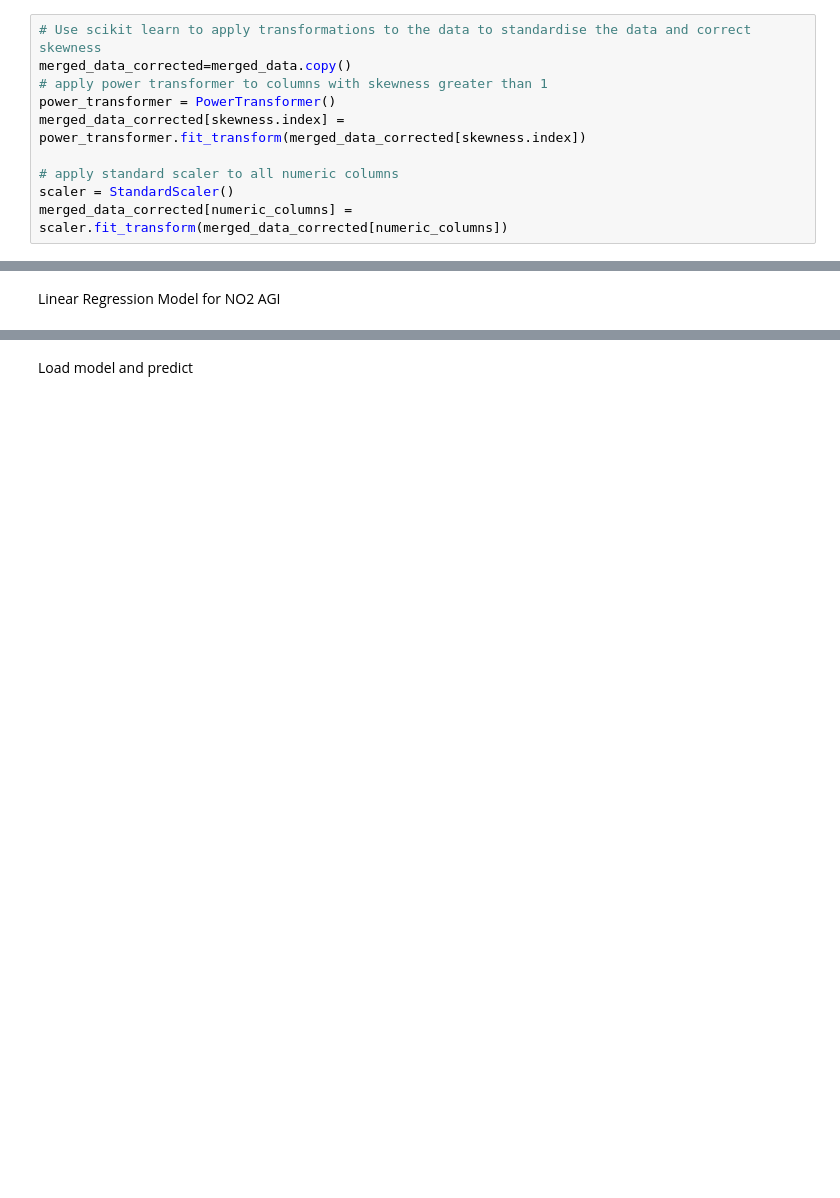
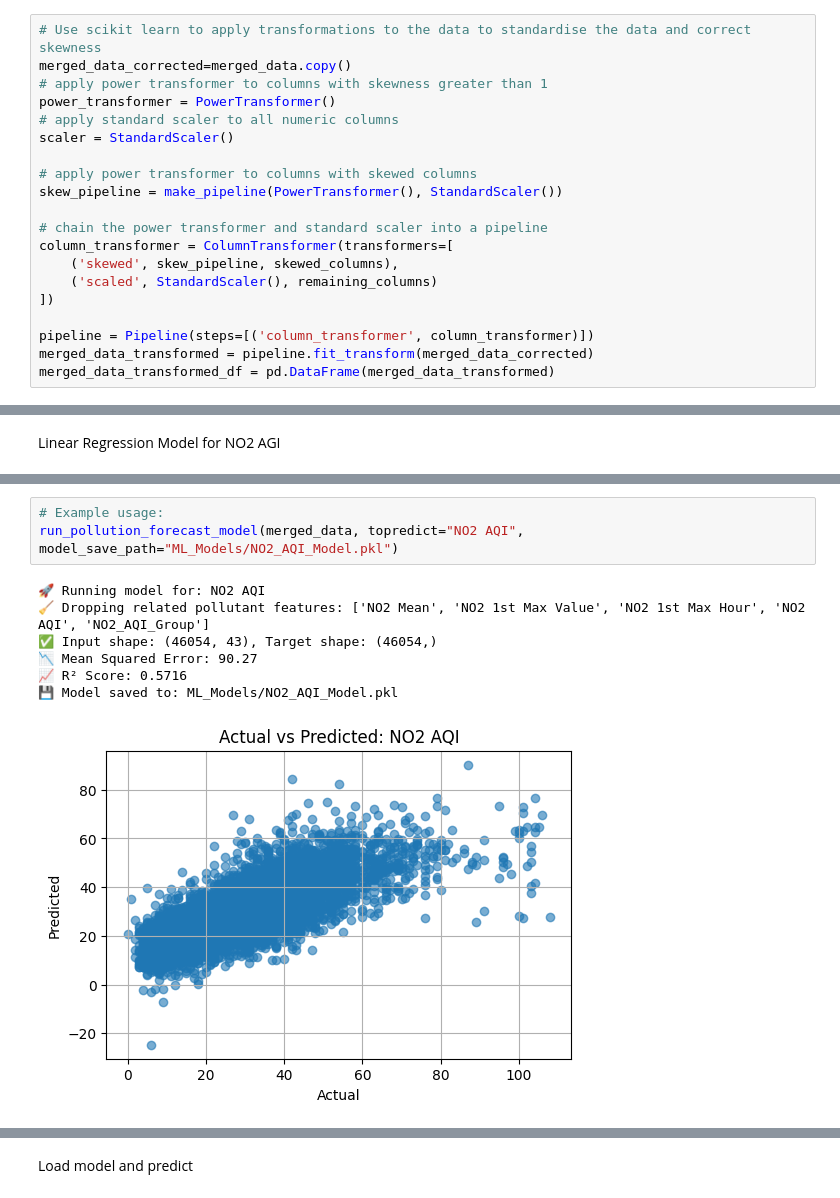
Before and after one commit to tamikamqhum/March_Team_Project, a Jupyter notebook: ML_Models/PG_ML_Model1.ipynb, the cells around one changed output, grey strips where cells are left out. Saved outputs shown, nothing was run; the diff lists cells and outputs as text; blank space fills up the shorter version.

```diff
--- a/ML_Models/PG_ML_Model1.ipynb
+++ b/ML_Models/PG_ML_Model1.ipynb
@@ -77,11 +67,21 @@ Transform data to standardise data ranges and correct skewness
 merged_data_corrected=merged_data.copy()
 # apply power transformer to columns with skewness greater than 1
 power_transformer = PowerTransformer()
-merged_data_corrected[skewness.index] = power_transformer.fit_transform(merged_data_corrected[skewness.index])
-
 # apply standard scaler to all numeric columns
 scaler = StandardScaler()
-merged_data_corrected[numeric_columns] = scaler.fit_transform(merged_data_corrected[numeric_columns])
+
+# apply power transformer to columns with skewed columns
+skew_pipeline = make_pipeline(PowerTransformer(), StandardScaler())
+
+# chain the power transformer and standard scaler into a pipeline
+column_transformer = ColumnTransformer(transformers=[
+    ('skewed', skew_pipeline, skewed_columns),
+    ('scaled', StandardScaler(), remaining_columns)
+])
+
+pipeline = Pipeline(steps=[('column_transformer', column_transformer)])
+merged_data_transformed = pipeline.fit_transform(merged_data_corrected)
+merged_data_transformed_df = pd.DataFrame(merged_data_transformed)
 # %% [markdown]
 Compare Correlation models
 # %%
@@ -186,0 +392,11 @@ mse
+# %%
+# Example usage:
+run_pollution_forecast_model(merged_data, topredict="NO2 AQI", model_save_path="ML_Models/NO2_AQI_Model.pkl")
+# %% [output]
+🚀 Running model for: NO2 AQI
+🧹 Dropping related pollutant features: ['NO2 Mean', 'NO2 1st Max Value', 'NO2 1st Max Hour', 'NO2 AQI', 'NO2_AQI_Group']
+✅ Input shape: (46054, 43), Target shape: (46054,)
+📉 Mean Squared Error: 90.27
+📈 R² Score: 0.5716
+💾 Model saved to: ML_Models/NO2_AQI_Model.pkl
+[figure, added]
```
Also changed, not shown: parts of 15 cells of this notebook, 8 other files.
